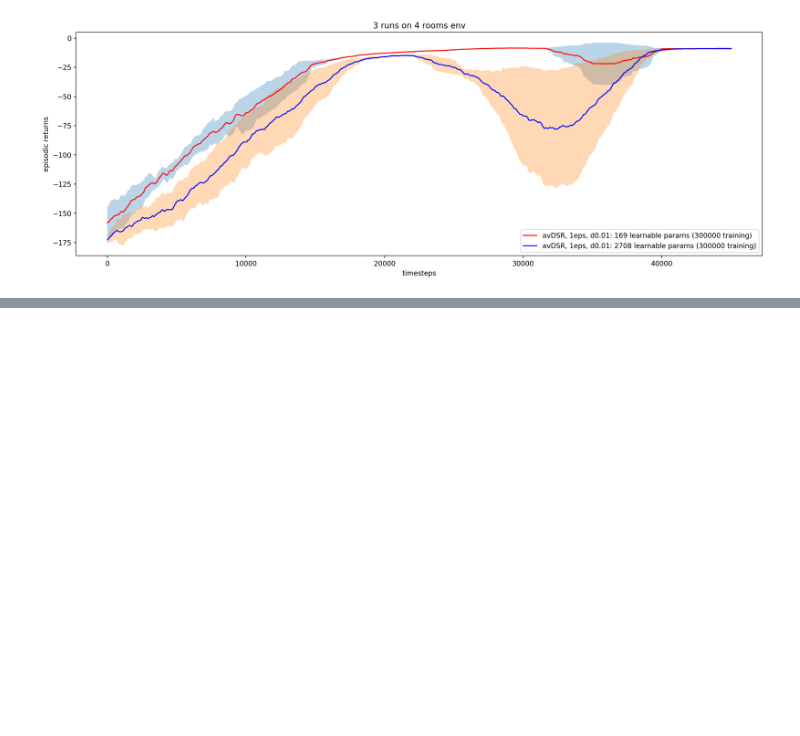
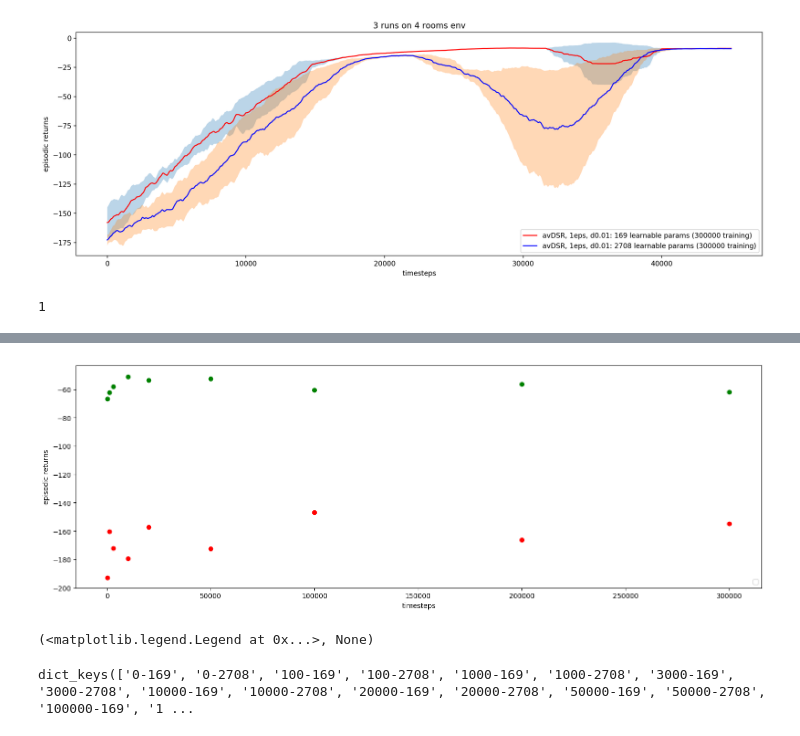
Before and after one commit to psurya1994/successor-feature-representations, a Jupyter notebook: notebooks/12-visualize-learning-curves.ipynb, the cells around one changed output, grey strips where cells are left out. Drawn from its saved outputs; the diff is of its cells as text; code cells hidden in the pictures; blank space fills up the shorter version.

```diff
--- a/notebooks/12-visualize-learning-curves.ipynb
+++ b/notebooks/12-visualize-learning-curves.ipynb
@@ -125,3 +126,43 @@ plot_rewards(rewards2, plot_seperate=False, title='3 runs on 4 rooms env')
 # %% [output]
 [figure]
 [figure]
+# %%
+all_rewards = {}
+iters = [1e2, 1e3, 3e3, 1e4, 2e4, 5e4, 1e5, 2e5, 3e5]
+# iters = [0]
+for i in iters:
+    with open('../storage/22-'+str(int(i))+'-rewards-1eps.p', 'rb') as f:
+        rewards = pickle.load(f)
+
+        for key, val in rewards.items():
+            if('169' in key):
+                all_rewards[str(int(i))+'-169'] = val
+            elif('2708' in key):
+                all_rewards[str(int(i))+'-2708'] = val
+            else:
+                raise
+# %%
+[1][0]
+# %% [output]
+1
+# %%
+plt.figure(figsize=(18,6),dpi=100)
+clip = 50000
+smooth = 1000
+for j, (k, v) in enumerate(all_rewards.items()):
+    ind = k.split('-')
+    r_vec = np.zeros((len(v[0]), 50000-smooth+1))
+    for i, (t, r) in enumerate(zip(v[0], v[1])):
+        r_vec[i,:] = convolve(np.interp(np.arange(clip), t, r), smooth)
+
+    mean = np.mean(np.array(r_vec), axis=0)
+    std = np.std(np.array(r_vec), axis=0)
+#     plt.plot(mean, label=k)
+#     plt.fill_between(np.arange(0, len(mean)), mean+std, mean-std, alpha=0.3)
+#     print(ind[0])
+    plt.scatter(float(ind[0])+2, np.mean(mean), c=['r' if ind[1]=='169' else 'g'])
+
+plt.xlabel('timesteps'), plt.ylabel('episodic returns')
+# plt.title(title)
+plt.legend(loc='lower right'), plt.show()
+# %% [output]
@@ -127,0 +170,6 @@ plot_rewards(rewards2, plot_seperate=False, title='3 runs on 4 rooms env')
+[figure, added]
+(<matplotlib.legend.Legend at 0x...>, None)
+# %%
+all_rewards.keys()
+# %% [output]
+dict_keys(['0-169', '0-2708', '100-169', '100-2708', '1000-169', '1000-2708', '3000-169', '3000-2708', '10000-169', '10000-2708', '20000-169', '20000-2708', '50000-169', '50000-2708', '100000-169', '1 ...
```
Also changed, not shown: parts of 5 cells of this notebook, 3 other files.
